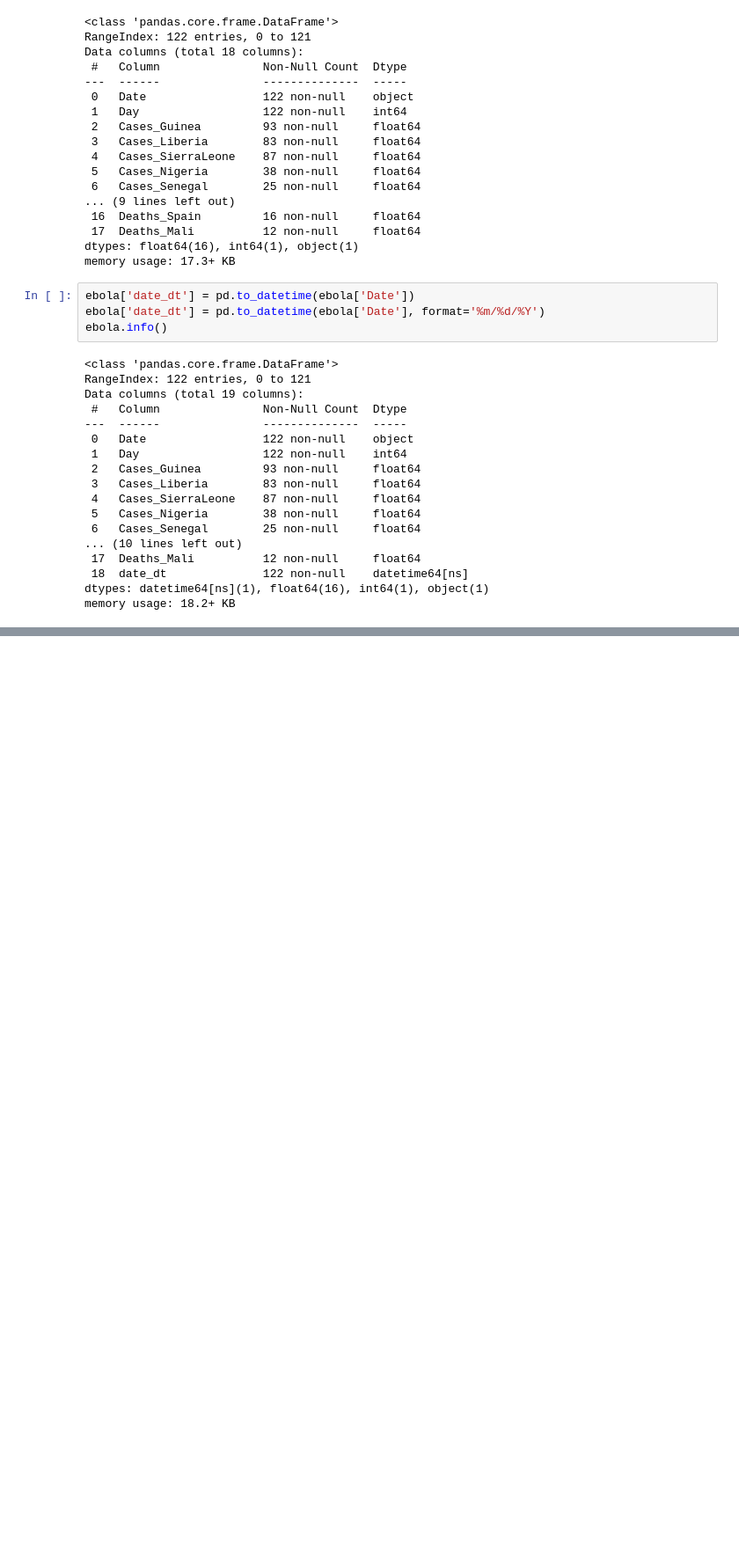
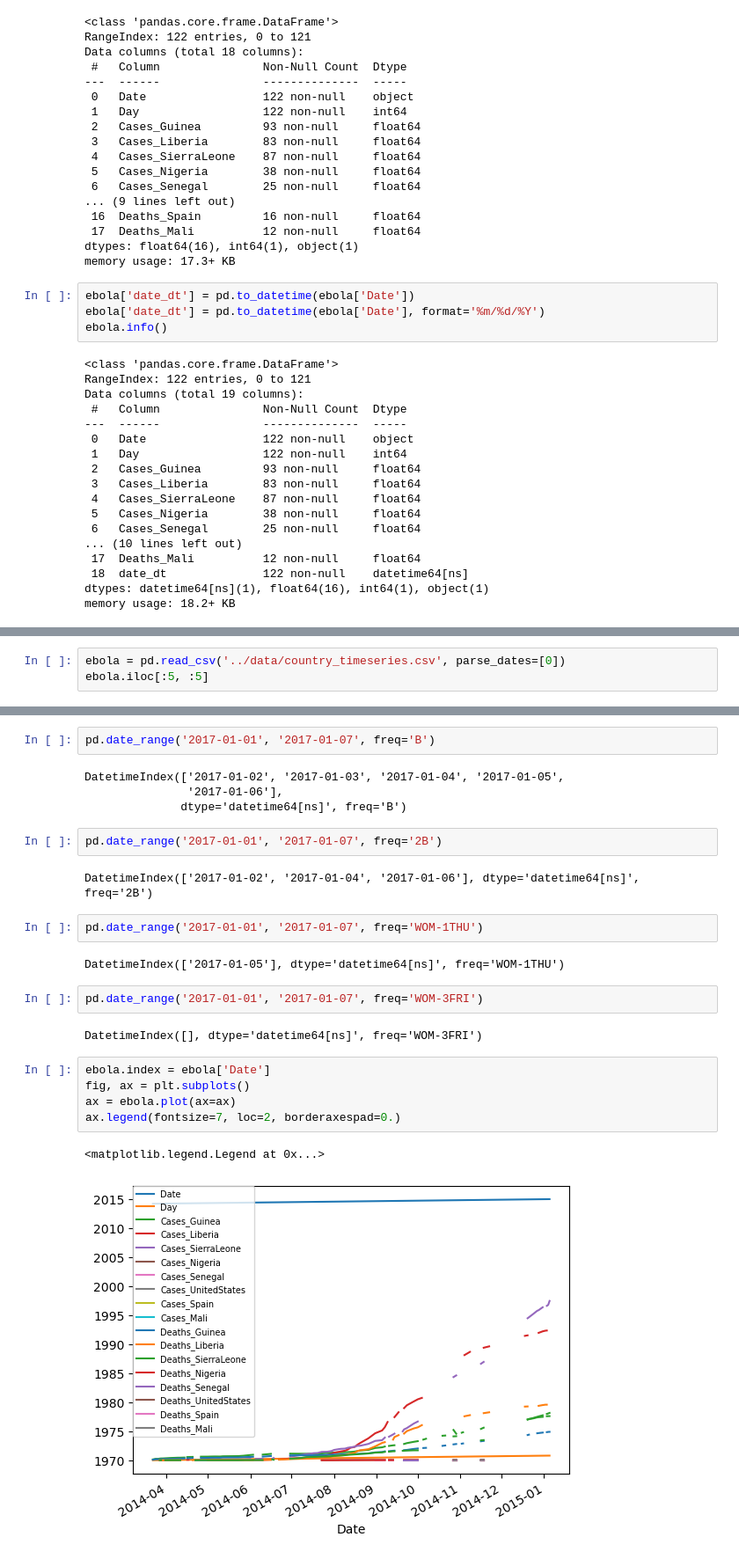
Before and after one commit to KChenDu/pandasNote, a Jupyter notebook: training/08-groupby.ipynb, the cells around one changed output, grey strips where cells are left out. Shown at 88% size. Drawn from its saved outputs; the diff is of its cells as text; blank space fills up the shorter version.

```diff
--- a/training/08-groupby.ipynb
+++ b/training/08-groupby.ipynb
@@ -650,0 +840,3 @@ memory usage: 18.2+ KB
+# %%
+ebola = pd.read_csv('../data/country_timeseries.csv', parse_dates=[0])
+ebola.iloc[:5, :5]
@@ -650,0 +879,26 @@ memory usage: 18.2+ KB
+# %%
+pd.date_range('2017-01-01', '2017-01-07', freq='B')
+# %% [output]
+DatetimeIndex(['2017-01-02', '2017-01-03', '2017-01-04', '2017-01-05',
+               '2017-01-06'],
+              dtype='datetime64[ns]', freq='B')
+# %%
+pd.date_range('2017-01-01', '2017-01-07', freq='2B')
+# %% [output]
+DatetimeIndex(['2017-01-02', '2017-01-04', '2017-01-06'], dtype='datetime64[ns]', freq='2B')
+# %%
+pd.date_range('2017-01-01', '2017-01-07', freq='WOM-1THU')
+# %% [output]
+DatetimeIndex(['2017-01-05'], dtype='datetime64[ns]', freq='WOM-1THU')
+# %%
+pd.date_range('2017-01-01', '2017-01-07', freq='WOM-3FRI')
+# %% [output]
+DatetimeIndex([], dtype='datetime64[ns]', freq='WOM-3FRI')
+# %%
+ebola.index = ebola['Date']
+fig, ax = plt.subplots()
+ax = ebola.plot(ax=ax)
+ax.legend(fontsize=7, loc=2, borderaxespad=0.)
+# %% [output]
+<matplotlib.legend.Legend at 0x...>
+[figure, added]
```
Also changed, not shown: parts of 46 cells of this notebook, 1 other file.
